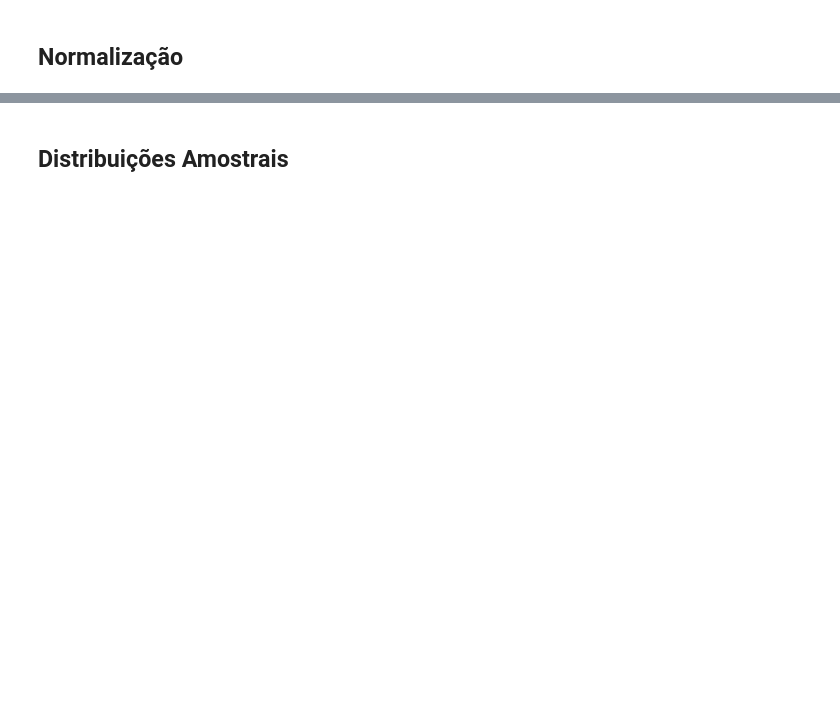
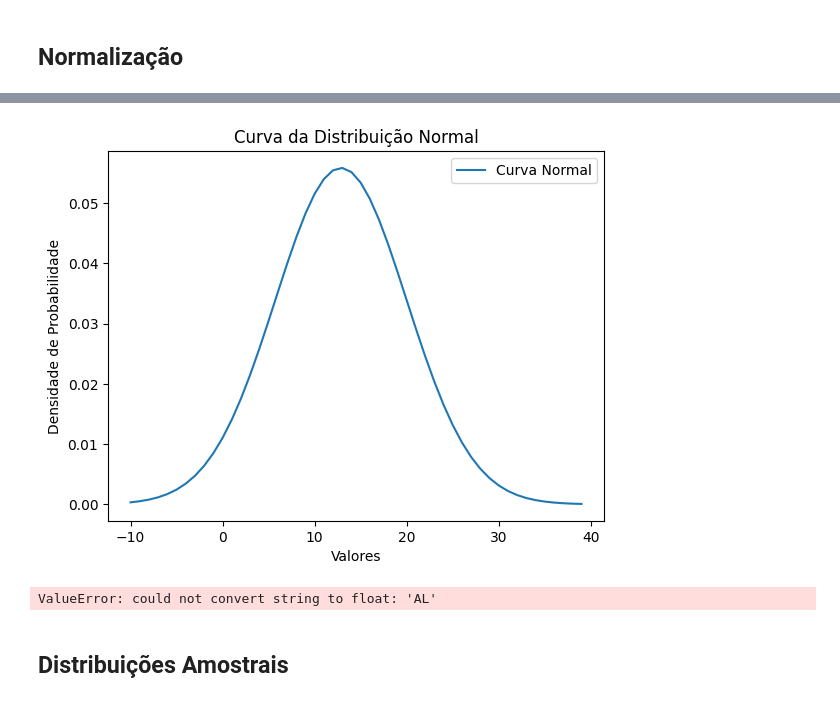
Before and after one commit to tharaujo17/Trabalho_Analise_Dados2, a Jupyter notebook: CapacidadeInstaladaDeGeracao.ipynb, the cells around one changed output, grey strips where cells are left out. Saved outputs shown, nothing was run; the diff lists cells and outputs as text; code cells hidden in the pictures; blank space fills up the shorter version.

```diff
--- a/CapacidadeInstaladaDeGeracao.ipynb
+++ b/CapacidadeInstaladaDeGeracao.ipynb
@@ -96,3 +103,33 @@ df_normalized.head()
+# %%
+x = np.arange(-10, 40, 1) #a função arange define os limites da variável e o incremento
+
+mu = 12.863171   # Média
+sigma = 7.142861	# Desvio padrão
+
+# Função densidade de probabilidade da distribuição normal
+y = (1 / (sigma * np.sqrt(2 * np.pi))) * np.exp(-(x - mu)**2 / (2 * sigma**2))
+
+# Plotando a curva normal
+plt.plot(x, y, label="Curva Normal")
+plt.xlabel("Valores")
+plt.ylabel("Densidade de Probabilidade")
+plt.title("Curva da Distribuição Normal")
+plt.legend()
+plt.show()
+# %% [output]
+[figure, added]
+# %%
+#importar a bibliotaca StandardScaler para aplicar a normalização (z=(valor - média)/desvio padão)
+#Média = 0 e o Variância = 1
+
+scaler = StandardScaler() #o módulo standard.scaler padroniza os dados
+ajuste = scaler.fit(df) #determina a média e o desvio padrão
+normal = scaler.transform(df) #aplicar a normal padrão z=(valor - média)/desvio padrão
+
+normalpadrao = pd.DataFrame(normal)
+normalpadrao.head()
+# %% [output]
+ValueError: could not convert string to float: 'AL'
 # %% [markdown]
 ## Distribuições Amostrais
 # %%
```
Also changed, not shown: parts of 9 cells of this notebook.
